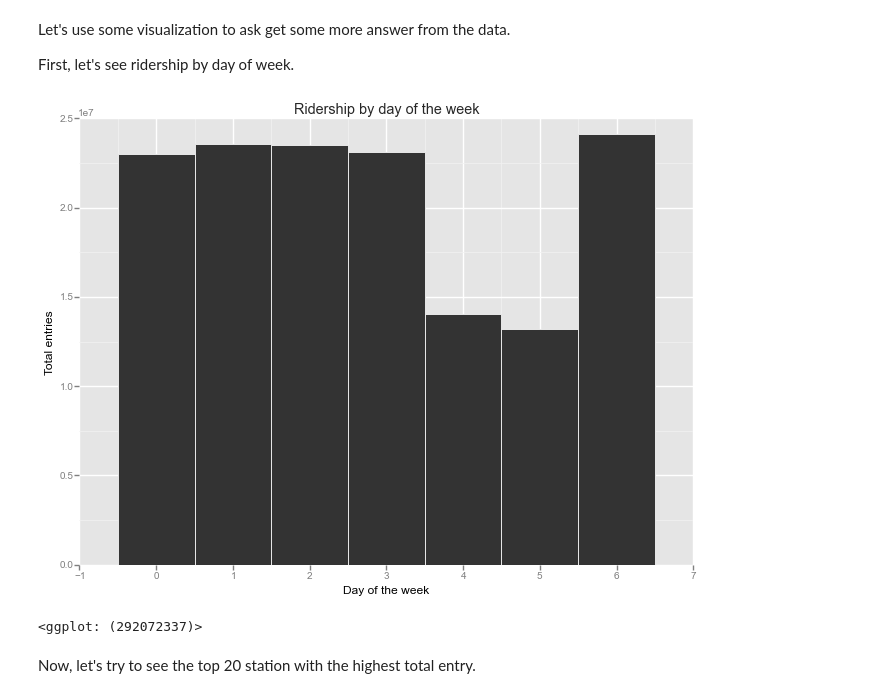
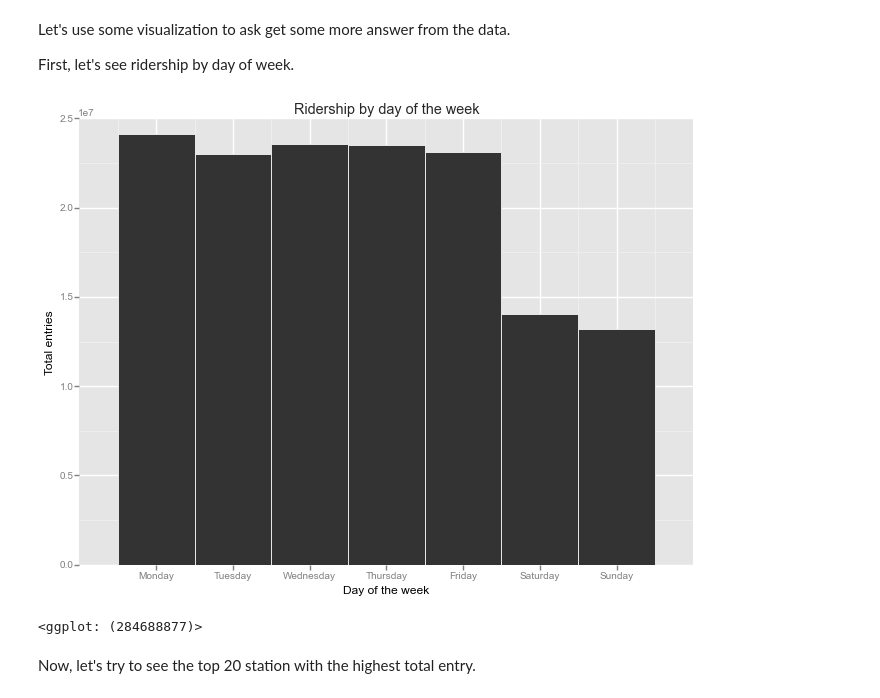
Before and after one commit to joashxu/NYCSubwayDataAnalysis, a Jupyter notebook: NYCSubway.ipynb, the cells around one changed output. Cells and saved outputs as stored; diff of their text form; code cells hidden in the pictures.

```diff
--- a/NYCSubway.ipynb
+++ b/NYCSubway.ipynb
@@ -267,21 +295,24 @@ First, let's see ridership by day of week.
 # %%
 import datetime
 from ggplot import *
 
 df_with_weekday = df.copy()
-df_with_weekday['weekday'] = df_with_weekday['DATEn'].apply(lambda x: datetime.datetime.strptime(x, '%Y-%M-%d').weekday())
+df_with_weekday['weekday'] = df_with_weekday['DATEn'].apply(lambda x: datetime.datetime.strptime(x, '%Y-%m-%d').weekday())
+
+days = ["Monday", "Tuesday", "Wednesday", "Thursday", "Friday", "Saturday", "Sunday"]
 
 df_with_weekday = df_with_weekday[['weekday', 'ENTRIESn_hourly', 'EXITSn_hourly']].groupby('weekday').sum().reset_index()
-plot= ggplot(aes(x='weekday'), data=df_with_weekday) + \
+plot = ggplot(aes(x='weekday'), data=df_with_weekday) + \
          geom_bar(aes(x='weekday', y='ENTRIESn_hourly'), stat='bar') + \
          xlab('Day of the week') + \
          ylab('Total entries') + \
+         scale_x_continuous(breaks=range(7), labels=days) + \
          ggtitle('Ridership by day of the week')
 
 print plot
 # %% [output]
-[figure, old version]
+[figure, new version]
-<ggplot: (292072337)>
+<ggplot: (284688877)>
 # %% [markdown]
 Now, let's try to see the top 20 station with the highest total entry.
 # %%
```
Also changed, not shown: parts of 10 cells of this notebook.
